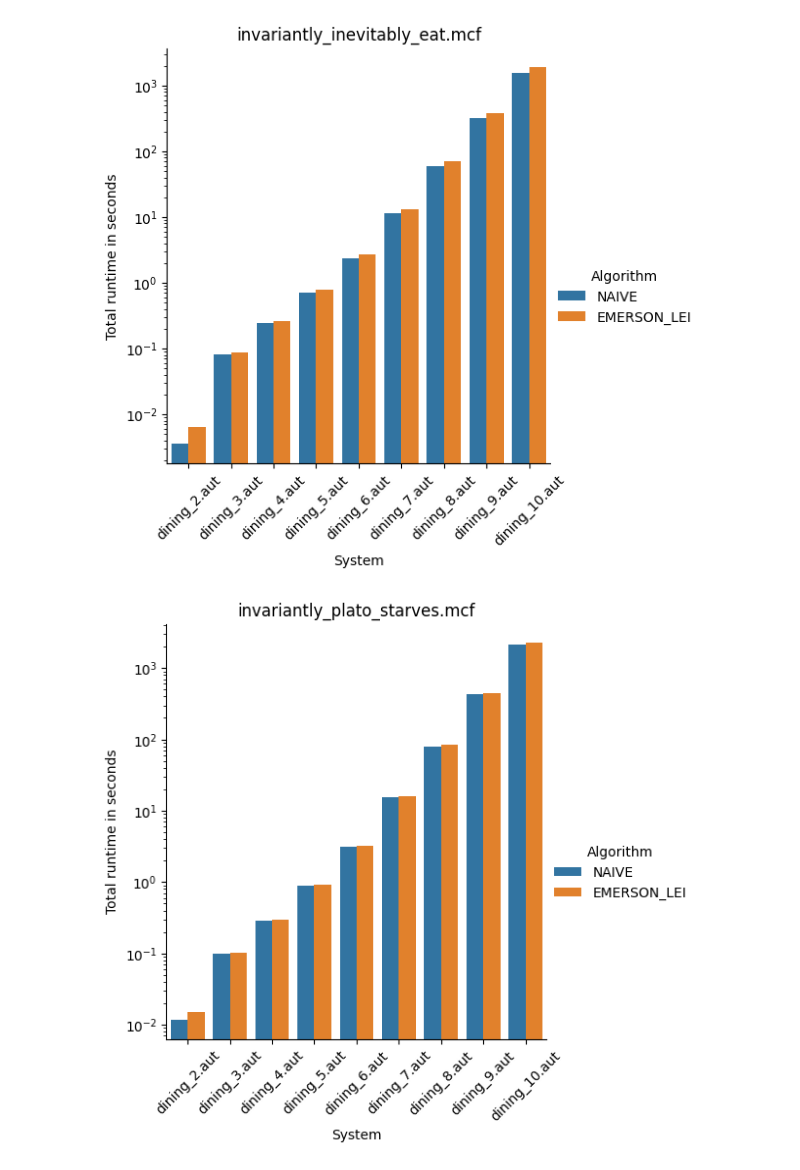
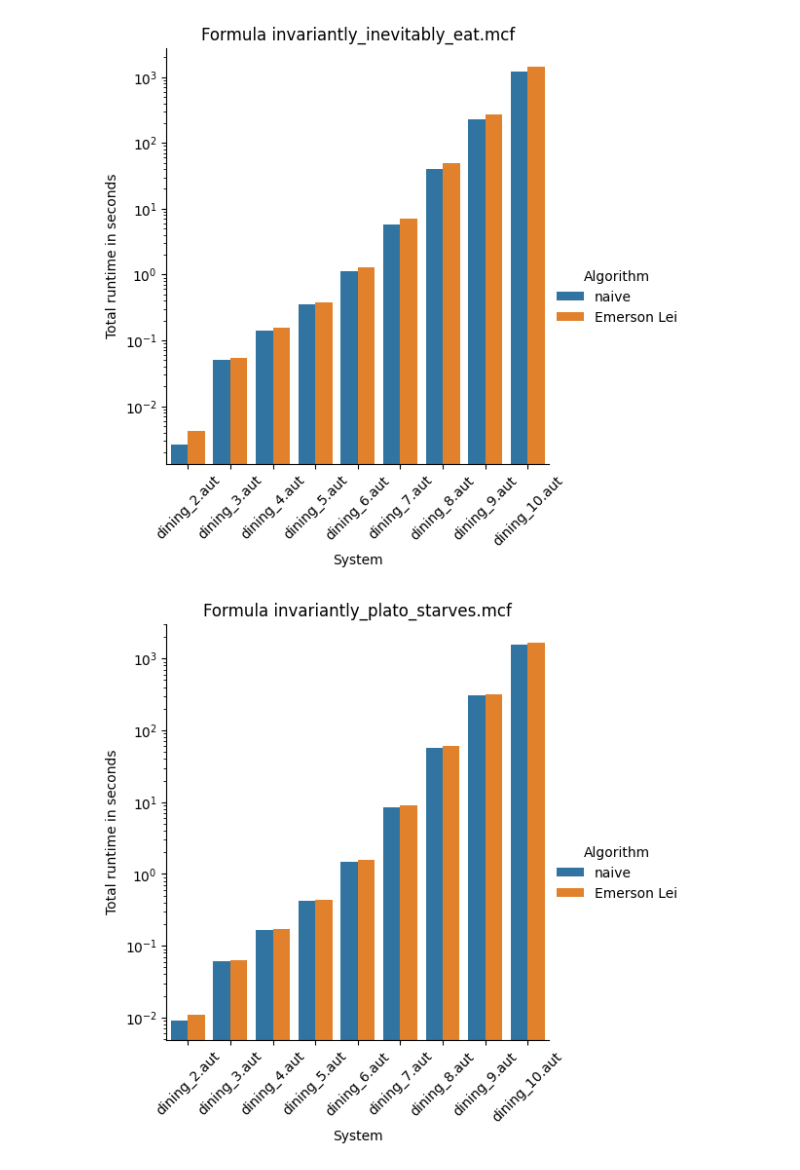
Before and after one commit to joshuawirtz/algorithms_for_model_checking-assignments, a Jupyter notebook: I/src/profiling/plot.ipynb, the cells around one changed output. Saved outputs shown, nothing was run; the diff lists cells and outputs as text; code cells hidden in the pictures.

Commit message:
profiling: plot: Update plots.

```diff
--- a/I/src/profiling/plot.ipynb
+++ b/I/src/profiling/plot.ipynb
@@ -7,4 +7,4 @@ import matplotlib.pyplot as plt
 
 %matplotlib inline
 # %%
-results_path = Path("../../profiling/dining/2022-12-12_22-15.csv")
+results_path = Path("../../profiling/dining/2022-12-15_17-52.csv")
@@ -13,3 +11,7 @@ df = read_csv(results_path, index_col=0)
+# %%
+df = read_csv(results_path, index_col=0)
+df.loc[df["Algorithm"] == "NAIVE", "Algorithm"] = "naive"
+df.loc[df["Algorithm"] == "EMERSON_LEI", "Algorithm"] = "Emerson Lei"
 # %%
 # fixed point iterations
 for formula_name in df["Formula"].unique():
@@ -17,6 +19,5 @@ for formula_name in df["Formula"].unique():
                     x="System", y="ifp", hue="Algorithm")
     plot.set_xticklabels(rotation=45)
     plot.set(ylabel="Fixed-point iterations")
-    plt.legend(loc='upper left')
-    plot.set(title=formula_name)
+    plot.set(title="Formula {formula}".format(formula=formula_name))
 # %% [output]
@@ -27,10 +28,11 @@ for formula_name in df["Formula"].unique():
 # %%
 # total runtime
 for formula_name in df["Formula"].unique():
     plot = sns.catplot(data=df[df["Formula"] == formula_name], kind="bar",
                     x="System", y="ttot", hue="Algorithm")
     plot.set_xticklabels(rotation=45)
-    plot.set(yscale='log', title=formula_name, ylabel="Total runtime in seconds")
+    plot.set(yscale='log', title="Formula {formula}".format(formula=formula_name),
+            ylabel="Total runtime in seconds")
 # %% [output]
-[figure, old version]
+[figure, new version]
-[figure, old version]
+[figure, new version]
```
Also changed, not shown: parts of 3 cells of this notebook.
